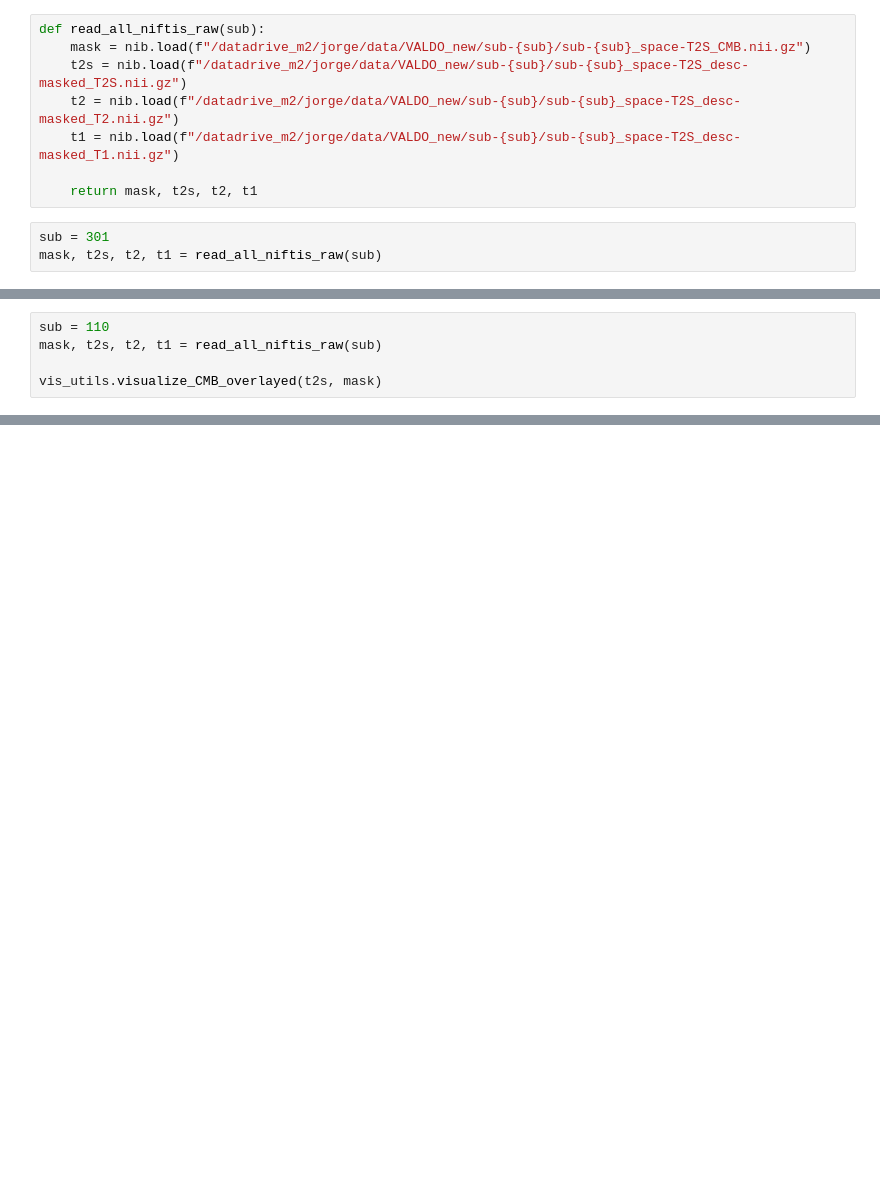
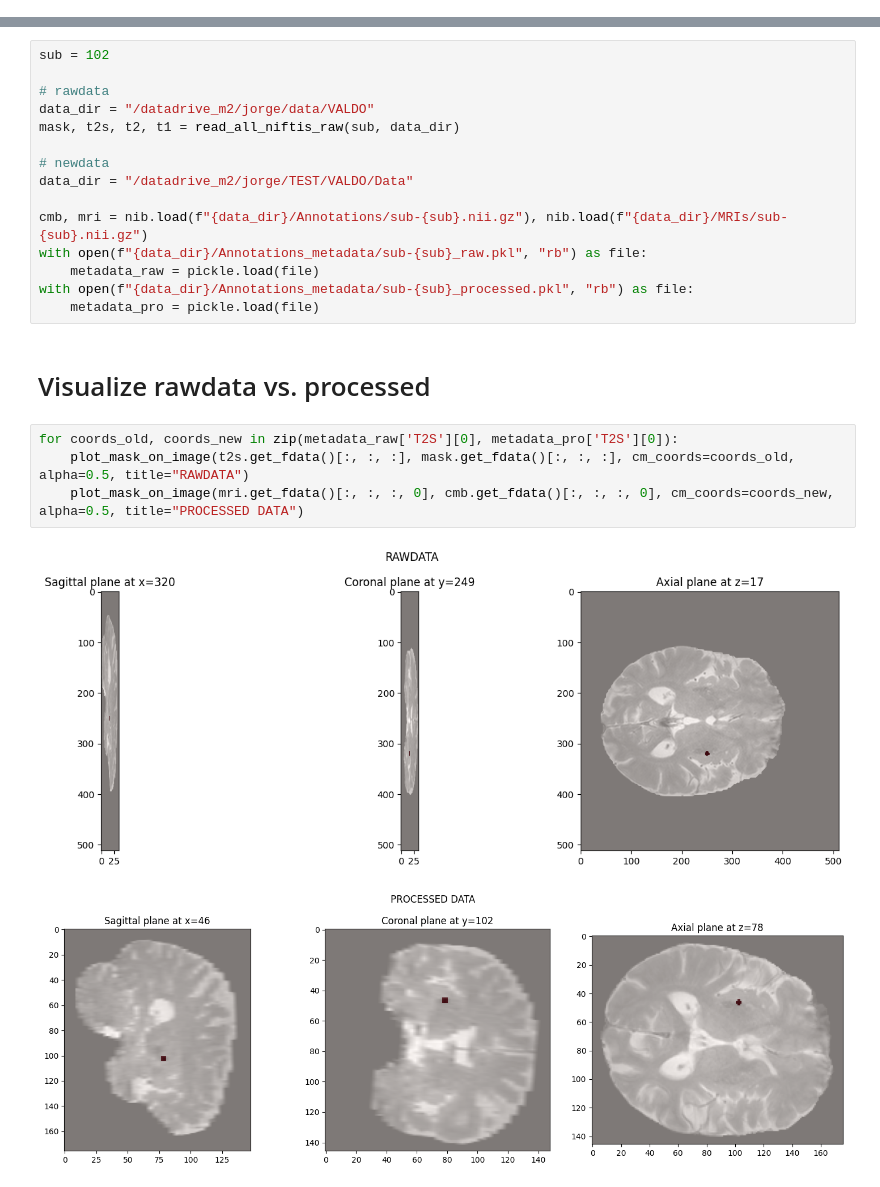
Before and after one commit to jorgedelpozolerida/Segmentation_CMB, a Jupyter notebook: scripts/quick_visualization.ipynb, the cells around one changed output, grey strips where cells are left out. Saved outputs shown, nothing was run; the diff lists cells and outputs as text; blank space fills up the shorter version.

```diff
--- a/scripts/quick_visualization.ipynb
+++ b/scripts/quick_visualization.ipynb
@@ -10,11 +10,0 @@ import utils.utils_visualization as vis_utils
-# %%
-def read_all_niftis_raw(sub):
-    mask = nib.load(f"/datadrive_m2/jorge/data/VALDO_new/sub-{sub}/sub-{sub}_space-T2S_CMB.nii.gz")
-    t2s = nib.load(f"/datadrive_m2/jorge/data/VALDO_new/sub-{sub}/sub-{sub}_space-T2S_desc-masked_T2S.nii.gz")
-    t2 = nib.load(f"/datadrive_m2/jorge/data/VALDO_new/sub-{sub}/sub-{sub}_space-T2S_desc-masked_T2.nii.gz")
-    t1 = nib.load(f"/datadrive_m2/jorge/data/VALDO_new/sub-{sub}/sub-{sub}_space-T2S_desc-masked_T1.nii.gz")
-
-    return mask, t2s, t2, t1
-# %%
-sub = 301
-mask, t2s, t2, t1 = read_all_niftis_raw(sub)
@@ -48,5 +10,0 @@ print(plt.hist(t2s.get_fdata().flatten()))
-# %%
-sub = 110
-mask, t2s, t2, t1 = read_all_niftis_raw(sub)
-
-vis_utils.visualize_CMB_overlayed(t2s, mask)
@@ -66,0 +58,24 @@ vis_utils.plot_mask_on_image(t2s, mask)
+# %%
+sub = 102
+
+# rawdata
+data_dir = "/datadrive_m2/jorge/data/VALDO"
+mask, t2s, t2, t1 = read_all_niftis_raw(sub, data_dir)
+
+# newdata
+data_dir = "/datadrive_m2/jorge/TEST/VALDO/Data"
+
+cmb, mri = nib.load(f"{data_dir}/Annotations/sub-{sub}.nii.gz"), nib.load(f"{data_dir}/MRIs/sub-{sub}.nii.gz")
+with open(f"{data_dir}/Annotations_metadata/sub-{sub}_raw.pkl", "rb") as file:
+    metadata_raw = pickle.load(file)
+with open(f"{data_dir}/Annotations_metadata/sub-{sub}_processed.pkl", "rb") as file:
+    metadata_pro = pickle.load(file)
+# %% [markdown]
+# Visualize rawdata vs. processed
+# %%
+for coords_old, coords_new in zip(metadata_raw['T2S'][0], metadata_pro['T2S'][0]):
+    plot_mask_on_image(t2s.get_fdata()[:, :, :], mask.get_fdata()[:, :, :], cm_coords=coords_old, alpha=0.5, title="RAWDATA")
+    plot_mask_on_image(mri.get_fdata()[:, :, :, 0], cmb.get_fdata()[:, :, :, 0], cm_coords=coords_new, alpha=0.5, title="PROCESSED DATA")
+# %% [output]
+[figure, added]
+[figure, added]
```
Also changed, not shown: parts of 9 cells of this notebook, 5 other files.
